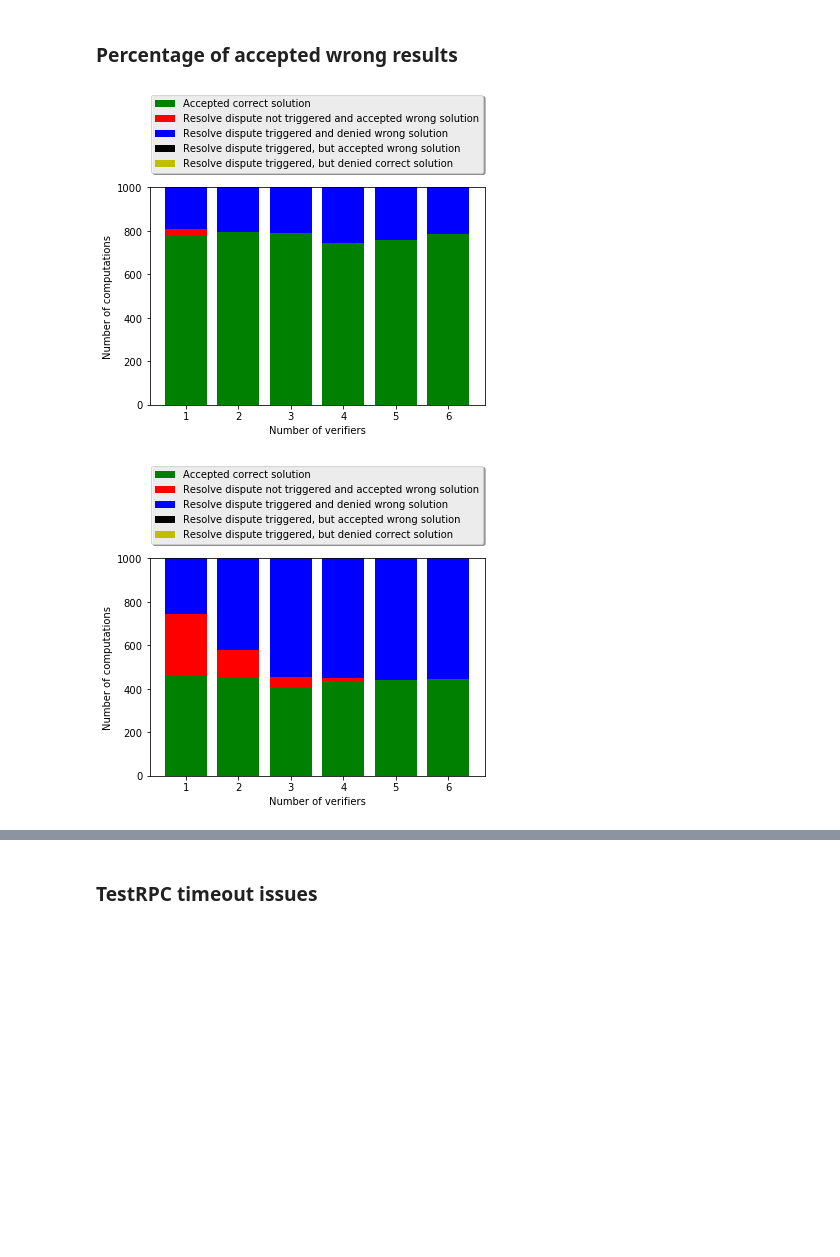
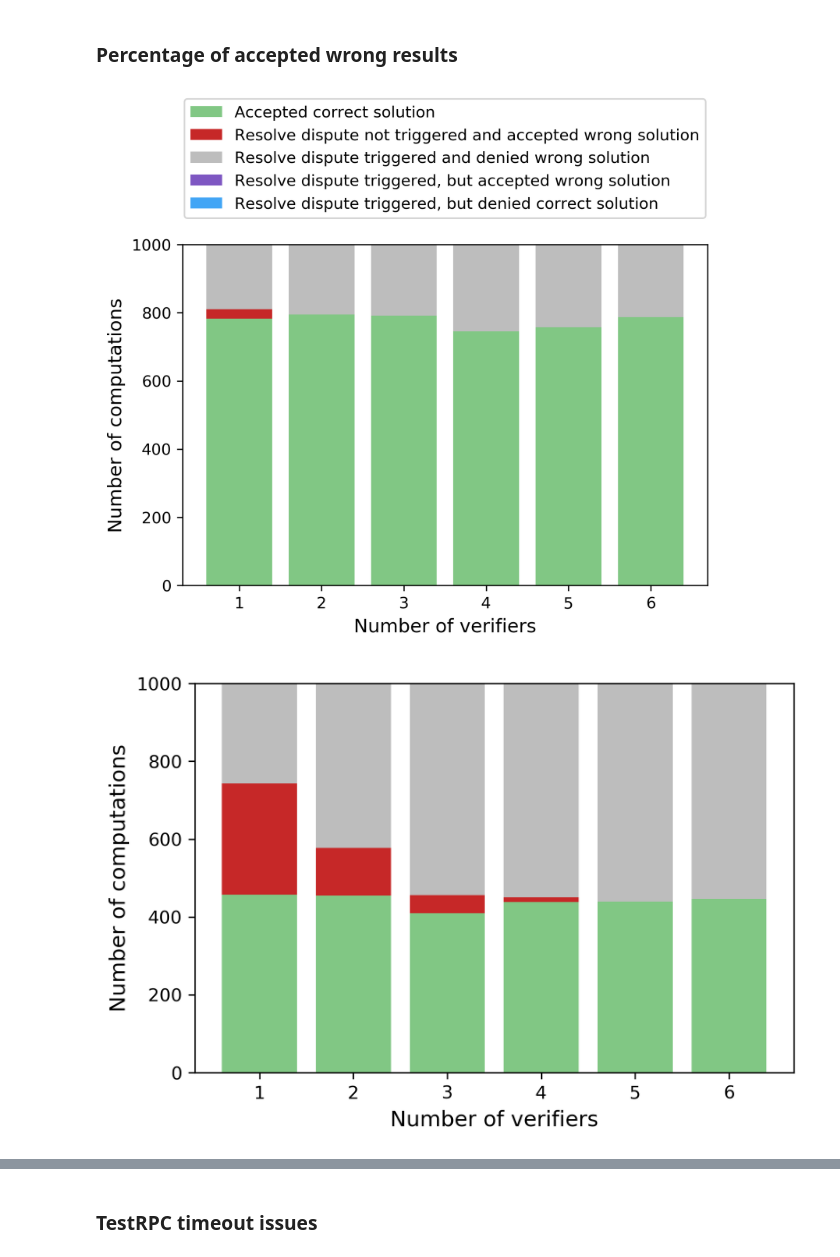
Before and after one commit to nud3l/smart-contract-analysis, a Jupyter notebook: analysis/verifying-computation-analysis.ipynb, the cells around one changed output, grey strips where cells are left out. Saved outputs shown, nothing was run; the diff lists cells and outputs as text; code cells hidden in the pictures; blank space fills up the shorter version.

Commit message:
Update font size in figures and resolution

```diff
--- a/analysis/verifying-computation-analysis.ipynb
+++ b/analysis/verifying-computation-analysis.ipynb
@@ -11,6 +11,8 @@ import csv
 
 mpl.rcParams['figure.dpi'] = 300
 mpl.rcParams['savefig.dpi'] = 300
+mpl.rcParams['axes.titlesize'] = "small"
+mpl.rcParams['axes.labelsize'] = "large"
 # %% [markdown]
 ### Load data
 # %%
@@ -386,18 +400,18 @@ for i in range(6):
 
 # the barchart of the data
 # plt.figure(figsize=(10,7))
-plt.bar(indexes, correct30, width, color='g', label='Accepted correct solution')
-plt.bar(indexes, wrongAnswerAccepted30, width, color='r', bottom=correct30, label='Resolve dispute not triggered and accepted wrong solution')
-plt.bar(indexes, noSolution30, width, color='b', bottom=bottom1, label='Resolve dispute triggered and denied wrong solution')
-plt.bar(indexes, failedJudgeSolutionAccepted30, width, color='k', bottom=bottom2, label='Resolve dispute triggered, but accepted wrong solution')
-plt.bar(indexes, failedJudgeSolutionDeclined30, width, color='y', bottom=bottom3, label='Resolve dispute triggered, but denied correct solution')
+plt.bar(indexes, correct30, width, color='#81c784', label='Accepted correct solution')
+plt.bar(indexes, wrongAnswerAccepted30, width, color='#c62828', bottom=correct30, label='Resolve dispute not triggered and accepted wrong solution')
+plt.bar(indexes, noSolution30, width, color='#bdbdbd', bottom=bottom1, label='Resolve dispute triggered and denied wrong solution')
+plt.bar(indexes, failedJudgeSolutionAccepted30, width, color='#7e57c2', bottom=bottom2, label='Resolve dispute triggered, but accepted wrong solution')
+plt.bar(indexes, failedJudgeSolutionDeclined30, width, color='#42a5f5', bottom=bottom3, label='Resolve dispute triggered, but denied correct solution')
 
 
 plt.xlabel('Number of verifiers')
 plt.ylabel('Number of computations')
 plt.xticks(indexes, xlabels)
 # plt.legend(loc='upper center', bbox_to_anchor=(0.7, 0.2), fancybox=True, shadow=True)
-plt.legend(loc='upper center', bbox_to_anchor=(0.5, 1.45), fancybox=True, shadow=True)
+plt.legend(loc='upper center', bbox_to_anchor=(0.5, 1.45), fancybox=True, shadow=False)
 
 plt.show()
 
@@ -412,46 +426,46 @@ for i in range(6):
 
 # the barchart of the data
 # plt.figure(figsize=(10,7))
-plt.bar(indexes, correct50, width, color='g', label='Accepted correct solution')
-plt.bar(indexes, wrongAnswerAccepted50, width, color='r', bottom=correct50, label='Resolve dispute not triggered and accepted wrong solution')
-plt.bar(indexes, noSolution50, width, color='b', bottom=bottom1, label='Resolve dispute triggered and denied wrong solution')
-plt.bar(indexes, failedJudgeSolutionAccepted50, width, color='k', bottom=bottom2,label='Resolve dispute triggered, but accepted wrong solution')
-plt.bar(indexes, failedJudgeSolutionDeclined50, width, color='y', bottom=bottom3, label='Resolve dispute triggered, but denied correct solution')
+plt.bar(indexes, correct50, width, color='#81c784', label='Accepted correct solution')
+plt.bar(indexes, wrongAnswerAccepted50, width, color='#c62828', bottom=correct50, label='Resolve dispute not triggered and accepted wrong solution')
+plt.bar(indexes, noSolution50, width, color='#bdbdbd', bottom=bottom1, label='Resolve dispute triggered and denied wrong solution')
+plt.bar(indexes, failedJudgeSolutionAccepted50, width, color='#7e57c2', bottom=bottom2,label='Resolve dispute triggered, but accepted wrong solution')
+plt.bar(indexes, failedJudgeSolutionDeclined50, width, color='#42a5f5', bottom=bottom3, label='Resolve dispute triggered, but denied correct solution')
 
 
 plt.xlabel('Number of verifiers')
 plt.ylabel('Number of computations')
 plt.xticks(indexes, xlabels)
 # plt.legend(loc='upper center', bbox_to_anchor=(0.7, 0.2), fancybox=True, shadow=True)
-plt.legend(loc='upper center', bbox_to_anchor=(0.5, 1.45), fancybox=True, shadow=True)
+# plt.legend(loc='upper center', bbox_to_anchor=(0.5, 1.45), fancybox=True, shadow=False)
 
 plt.show()
 
 # 70 percent cheaters
 bottom1, bottom2, bottom3 = [], [], []
 for i in range(6):
     bottom1.append(correct70[i] + wrongAnswerAccepted70[i])
 for i in range(6):
     bottom2.append(bottom1[i] + noSolution70[i])
 for i in range(6):
     bottom3.append(bottom2[i] +failedJudgeSolutionAccepted70[i])
 
 # the barchart of the data
 # plt.figure(figsize=(10,7))
-plt.bar(indexes, correct70, width, color='g', label='Accepted correct solution')
-plt.bar(indexes, wrongAnswerAccepted70, width, color='r', bottom=correct70, label='Resolve dispute not triggered and accepted wrong solution')
-plt.bar(indexes, noSolution70, width, color='b', bottom=bottom1, label='Resolve dispute triggered and denied wrong solution')
-plt.bar(indexes, failedJudgeSolutionAccepted70, width, color='k', bottom=bottom2,label='Resolve dispute triggered, but accepted wrong solution')
-plt.bar(indexes, failedJudgeSolutionDeclined70, width, color='y', bottom=bottom3, label='Resolve dispute triggered, but denied correct solution')
+plt.bar(indexes, correct70, width, color='#81c784', label='Accepted correct solution')
+plt.bar(indexes, wrongAnswerAccepted70, width, color='#c62828', bottom=correct70, label='Resolve dispute not triggered and accepted wrong solution')
+plt.bar(indexes, noSolution70, width, color='#bdbdbd', bottom=bottom1, label='Resolve dispute triggered and denied wrong solution')
+plt.bar(indexes, failedJudgeSolutionAccepted70, width, color='#7e57c2', bottom=bottom2,label='Resolve dispute triggered, but accepted wrong solution')
+plt.bar(indexes, failedJudgeSolutionDeclined70, width, color='#42a5f5', bottom=bottom3, label='Resolve dispute triggered, but denied correct solution')
 
 
 plt.xlabel('Number of verifiers')
 plt.ylabel('Number of computations')
 plt.xticks(indexes, xlabels)
 # plt.legend(loc='upper center', bbox_to_anchor=(0.7, 0.2), fancybox=True, shadow=True)
-plt.legend(loc='upper center', bbox_to_anchor=(0.5, 1.45), fancybox=True, shadow=True)
+# plt.legend(loc='upper center', bbox_to_anchor=(0.5, 1.45), fancybox=True, shadow=False)
 
 plt.show()
 # %% [output]
-[figure, old version]
+[figure, new version]
-[figure, old version]
+[figure, new version]
```
Also changed, not shown: parts of 9 cells of this notebook, 1 other file.
